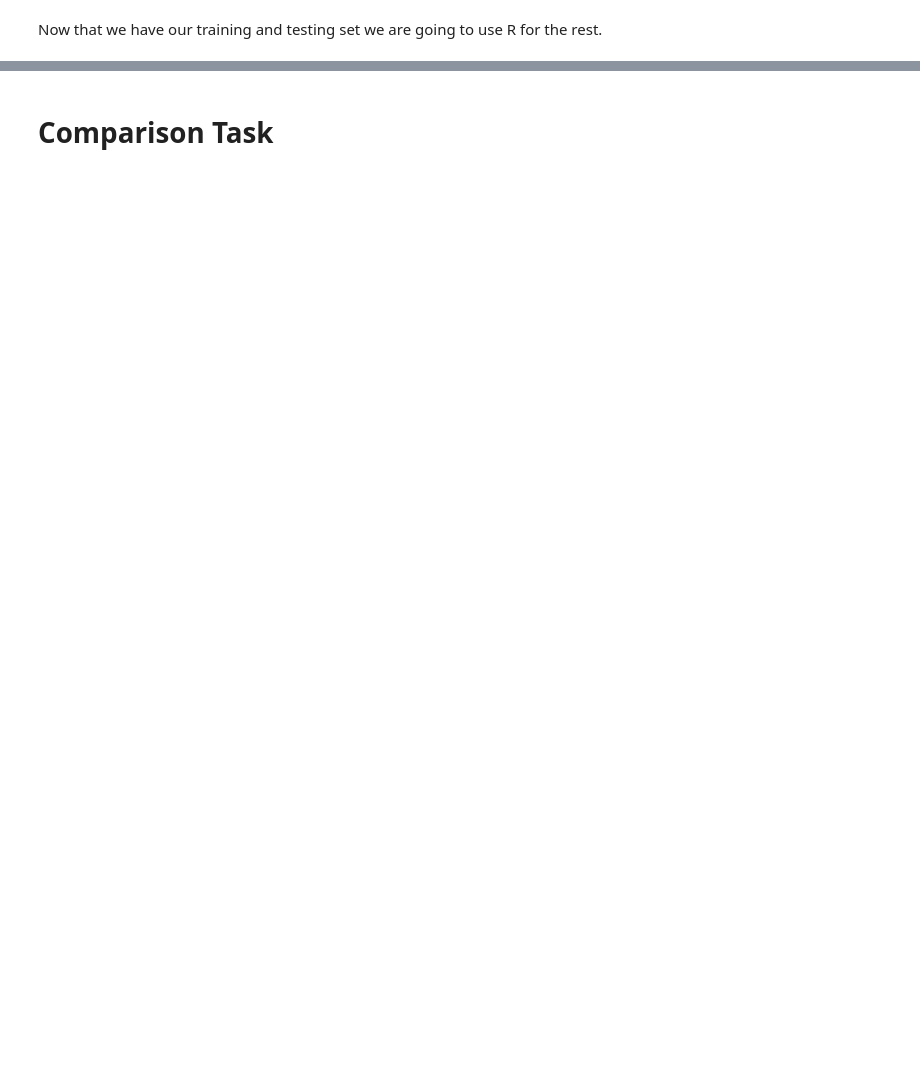
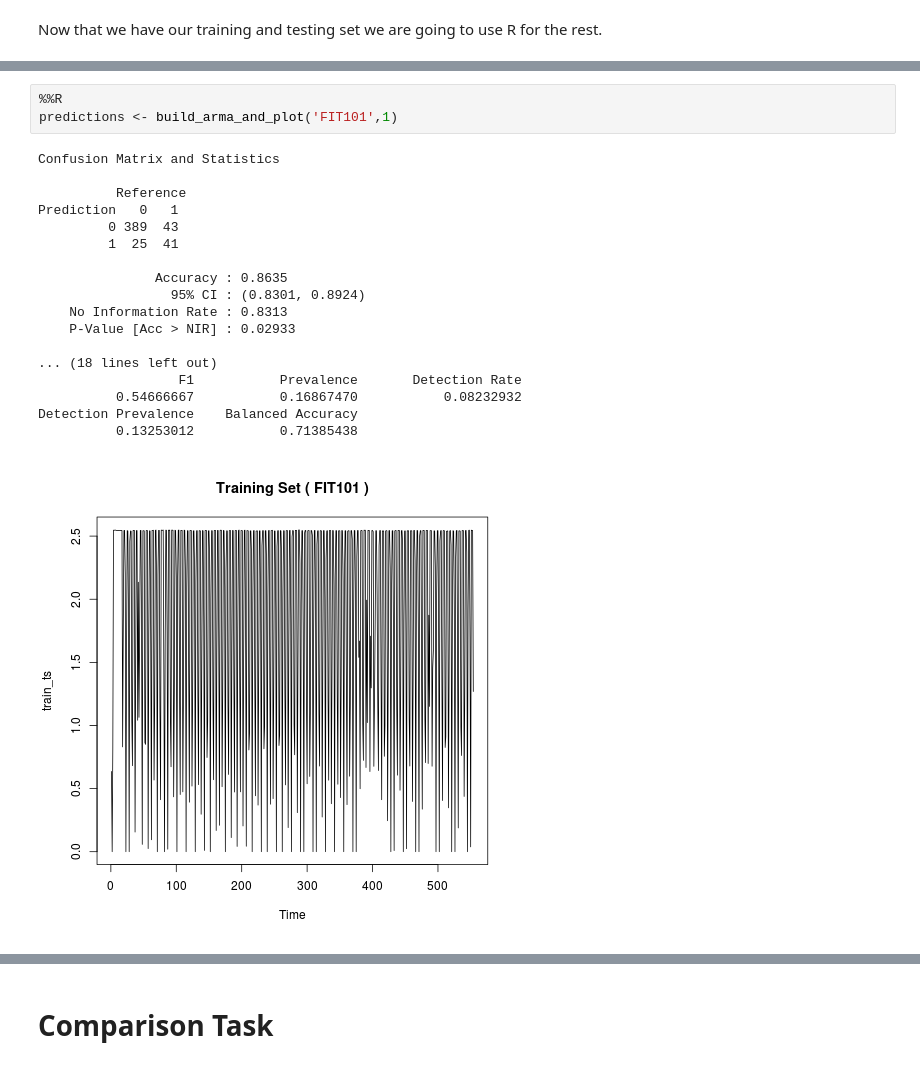
Before and after one commit to ajayaadhikari/Cyber-Data-Analytics, a Jupyter notebook: Assignment_2/CDA-Report.ipynb, the cells around one changed output, grey strips where cells are left out. Cells and saved outputs as stored; diff of their text form; blank space fills up the shorter version.

```diff
--- a/Assignment_2/CDA-Report.ipynb
+++ b/Assignment_2/CDA-Report.ipynb
@@ -264,0 +424,22 @@ ImportError: No module named rpy2.ipython
+# %%
+%%R
+predictions <- build_arma_and_plot('FIT101',1)
+# %% [output]
+Confusion Matrix and Statistics
+
+          Reference
+Prediction   0   1
+         0 389  43
+         1  25  41
+
+               Accuracy : 0.8635
+                 95% CI : (0.8301, 0.8924)
+    No Information Rate : 0.8313
+    P-Value [Acc > NIR] : 0.02933
+
+... (18 lines left out)
+                  F1           Prevalence       Detection Rate
+          0.54666667           0.16867470           0.08232932
+Detection Prevalence    Balanced Accuracy
+          0.13253012           0.71385438
+[figure, added]
```
Also changed, not shown: parts of 22 cells of this notebook.
